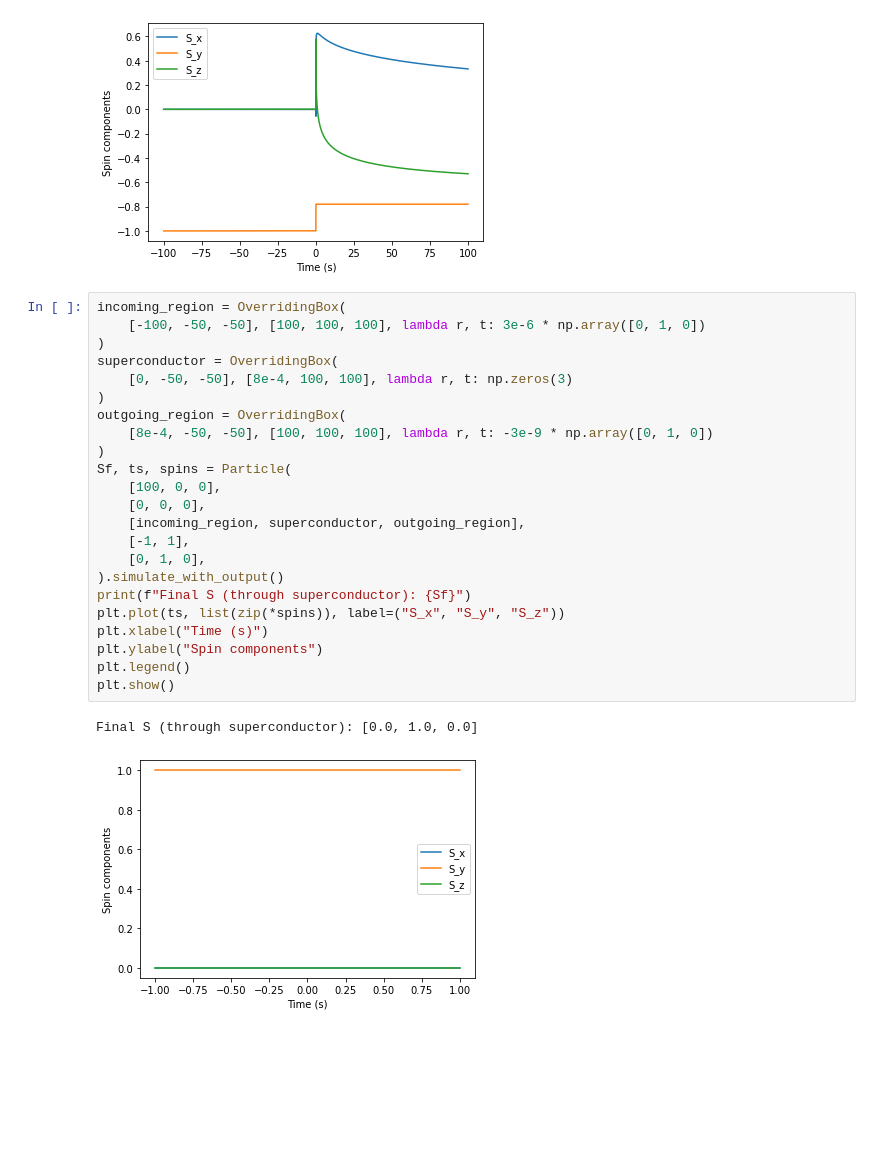
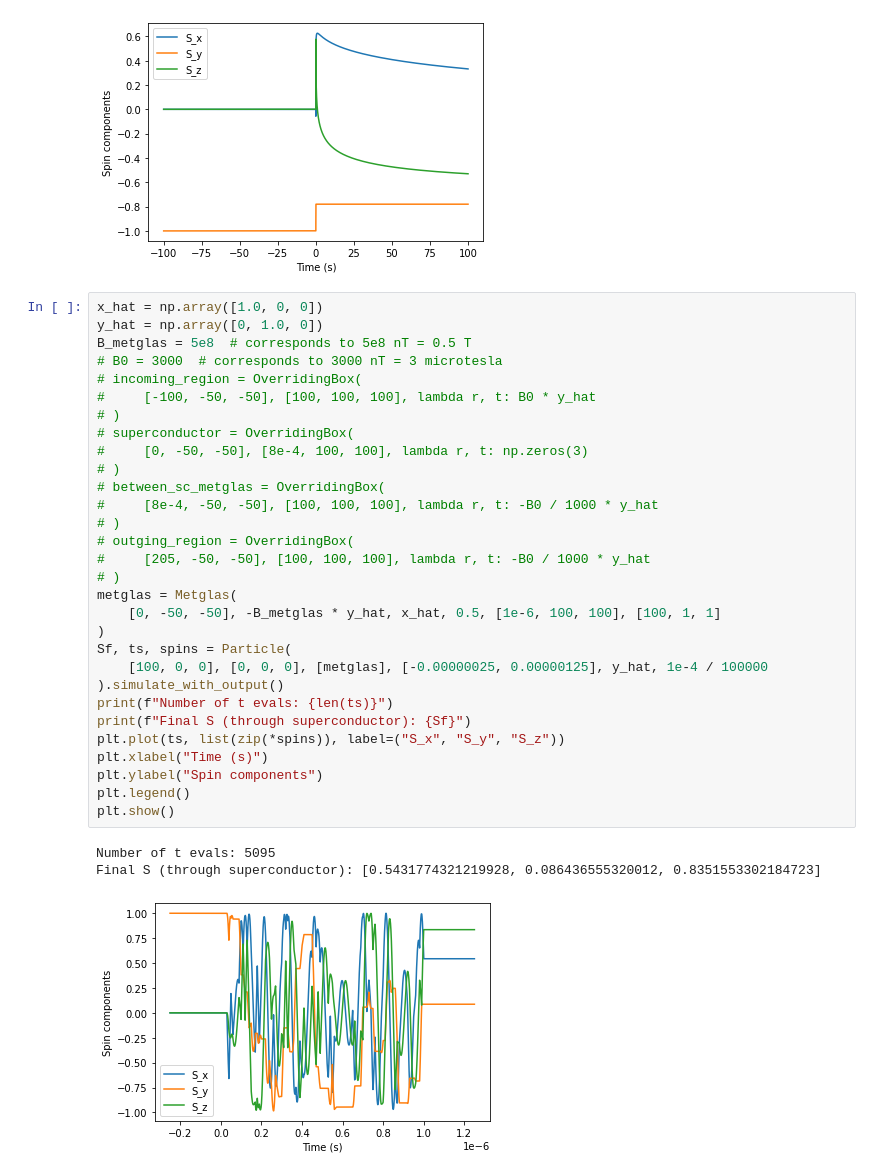
Before and after one commit to erfz/pt-experiment, a Jupyter notebook: simulations/examples.ipynb, the cells around one changed output. Saved outputs shown, nothing was run; the diff lists cells and outputs as text; blank space fills up the shorter version.

Commit message:
Metglas sim in examples.py

```diff
--- a/simulations/examples.ipynb
+++ b/simulations/examples.ipynb
@@ -120,28 +120,36 @@ plt.show()
 Final S (two wires, particle offset closer to top wire, faster): [0.33223344714498293, -0.7801738237958111, -0.5300469683788319]
 [figure]
 # %%
-incoming_region = OverridingBox(
-    [-100, -50, -50], [100, 100, 100], lambda r, t: 3e-6 * np.array([0, 1, 0])
-)
-superconductor = OverridingBox(
-    [0, -50, -50], [8e-4, 100, 100], lambda r, t: np.zeros(3)
-)
-outgoing_region = OverridingBox(
-    [8e-4, -50, -50], [100, 100, 100], lambda r, t: -3e-9 * np.array([0, 1, 0])
+x_hat = np.array([1.0, 0, 0])
+y_hat = np.array([0, 1.0, 0])
+B_metglas = 5e8  # corresponds to 5e8 nT = 0.5 T
+# B0 = 3000  # corresponds to 3000 nT = 3 microtesla
+# incoming_region = OverridingBox(
+#     [-100, -50, -50], [100, 100, 100], lambda r, t: B0 * y_hat
+# )
+# superconductor = OverridingBox(
+#     [0, -50, -50], [8e-4, 100, 100], lambda r, t: np.zeros(3)
+# )
+# between_sc_metglas = OverridingBox(
+#     [8e-4, -50, -50], [100, 100, 100], lambda r, t: -B0 / 1000 * y_hat
+# )
+# outging_region = OverridingBox(
+#     [205, -50, -50], [100, 100, 100], lambda r, t: -B0 / 1000 * y_hat
+# )
+metglas = Metglas(
+    [0, -50, -50], -B_metglas * y_hat, x_hat, 0.5, [1e-6, 100, 100], [100, 1, 1]
 )
 Sf, ts, spins = Particle(
-    [100, 0, 0],
-    [0, 0, 0],
-    [incoming_region, superconductor, outgoing_region],
-    [-1, 1],
-    [0, 1, 0],
+    [100, 0, 0], [0, 0, 0], [metglas], [-0.00000025, 0.00000125], y_hat, 1e-4 / 100000
 ).simulate_with_output()
+print(f"Number of t evals: {len(ts)}")
 print(f"Final S (through superconductor): {Sf}")
 plt.plot(ts, list(zip(*spins)), label=("S_x", "S_y", "S_z"))
 plt.xlabel("Time (s)")
 plt.ylabel("Spin components")
 plt.legend()
 plt.show()
 # %% [output]
-Final S (through superconductor): [0.0, 1.0, 0.0]
+Number of t evals: 5095
+Final S (through superconductor): [0.5431774321219928, 0.086436555320012, 0.8351553302184723]
-[figure, old version]
+[figure, new version]
```
Also changed, not shown: parts of 1 cell of this notebook, 1 other file.
